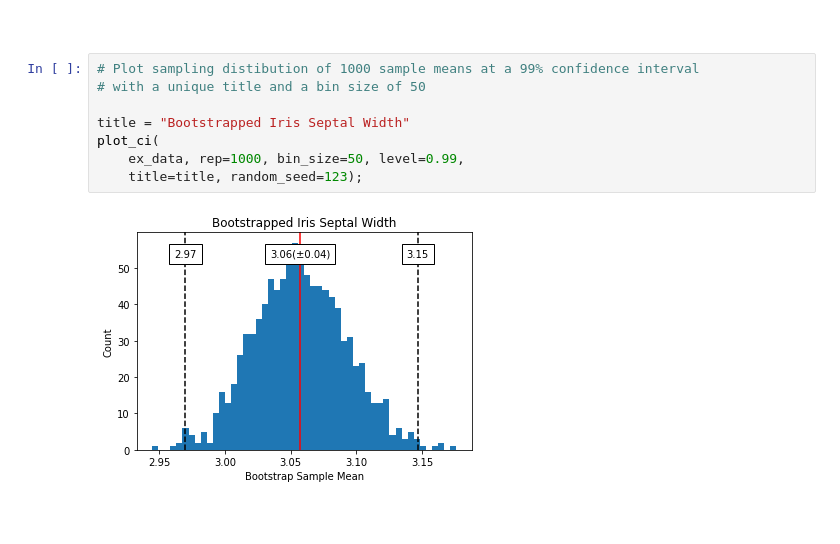
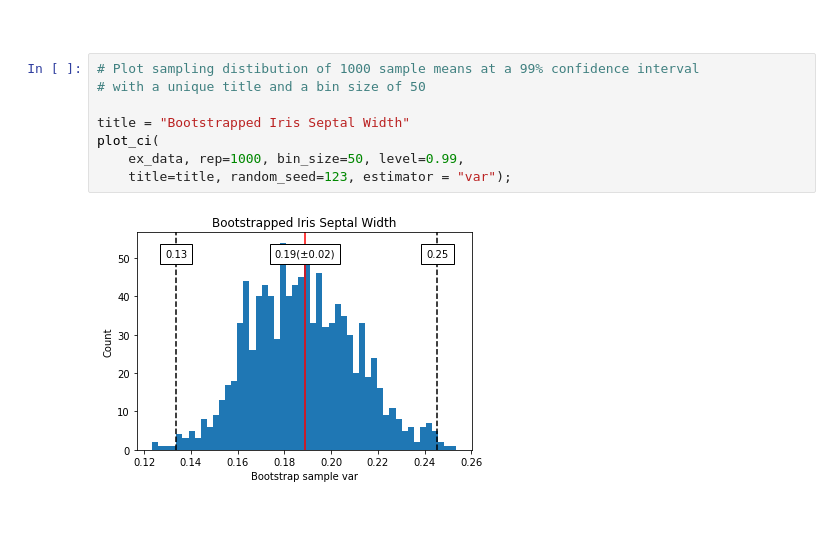
Before and after one commit to UBC-MDS/bootpy, a Jupyter notebook: docs/example.ipynb, the cells around one changed output. Drawn from its saved outputs; the diff is of its cells as text.

Commit message:
Added new estimator variable to plot_ci function description

```diff
--- a/docs/example.ipynb
+++ b/docs/example.ipynb
@@ -203,13 +205,13 @@ plot_ci(ex_data, rep=1000, level=0.95, random_seed=123);
 # %%
 # Plot sampling distibution of 1000 sample means at a 99% confidence interval
 # with a unique title and a bin size of 50
 
 title = "Bootstrapped Iris Septal Width"
 plot_ci(
     ex_data, rep=1000, bin_size=50, level=0.99,
-    title=title, random_seed=123);
+    title=title, random_seed=123, estimator = "var");
 # %% [output]
-[figure, old version]
+[figure, new version]
 # %% [markdown]
 <br>
 # %% [markdown]
```
Also changed, not shown: parts of 2 cells of this notebook.
